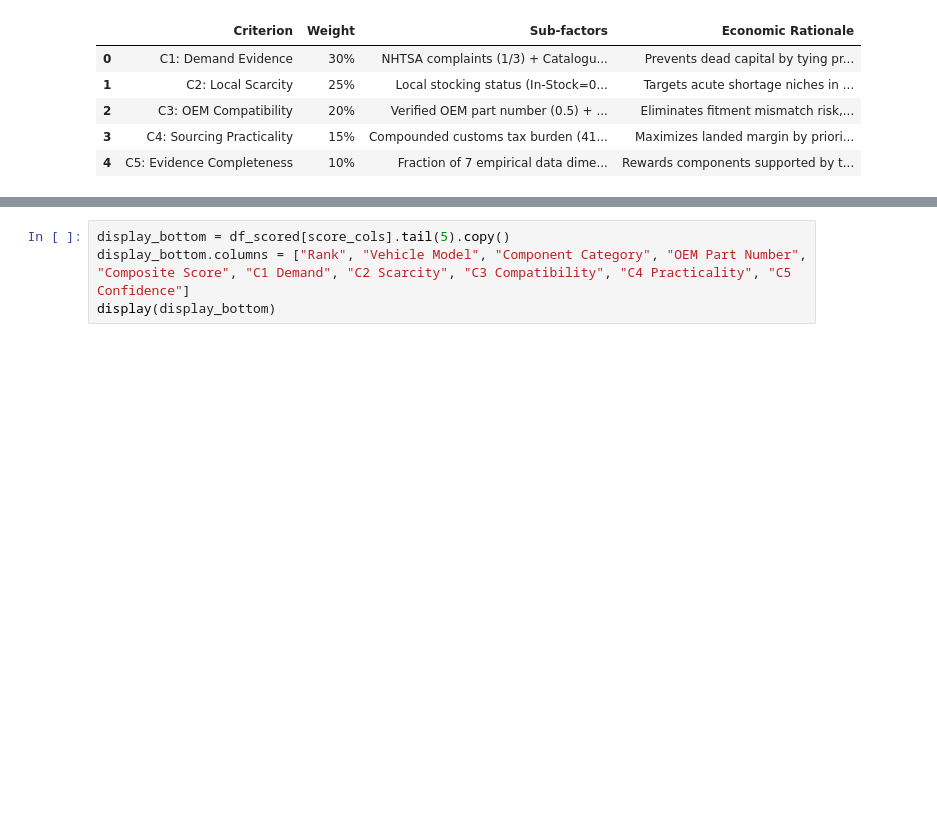
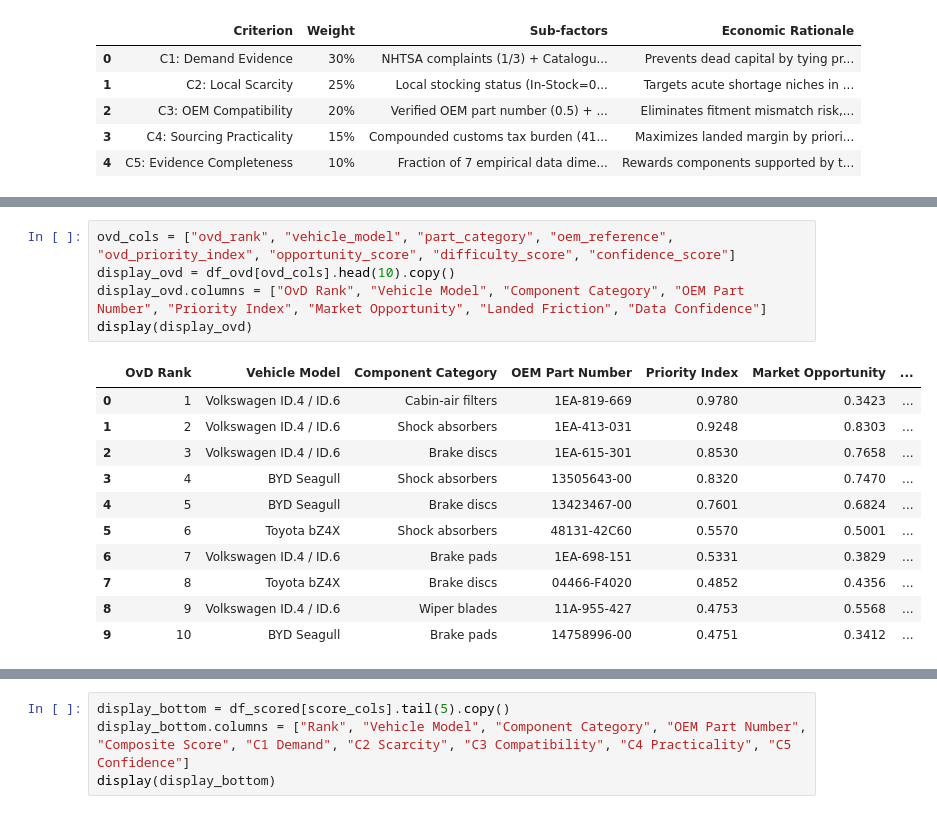
Before and after one commit to EstarCode/ev-spare-parts-prioritization, a Jupyter notebook: notebooks/Abraham_Amogne_EV_Spare_Parts_Prioritization.ipynb, the cells around one changed output, grey strips where cells are left out. Saved outputs shown, nothing was run; the diff lists cells and outputs as text; blank space fills up the shorter version.

```diff
--- a/notebooks/Abraham_Amogne_EV_Spare_Parts_Prioritization.ipynb
+++ b/notebooks/Abraham_Amogne_EV_Spare_Parts_Prioritization.ipynb
@@ -1068,0 +1083,17 @@ display(display_scored)
+# %%
+ovd_cols = ["ovd_rank", "vehicle_model", "part_category", "oem_reference", "ovd_priority_index", "opportunity_score", "difficulty_score", "confidence_score"]
+display_ovd = df_ovd[ovd_cols].head(10).copy()
+display_ovd.columns = ["OvD Rank", "Vehicle Model", "Component Category", "OEM Part Number", "Priority Index", "Market Opportunity", "Landed Friction", "Data Confidence"]
+display(display_ovd)
+# %% [output]
+|  | OvD Rank | Vehicle Model | Component Category | OEM Part Number | Priority Index | Market Opportunity | ... |
+| 0 | 1 | Volkswagen ID.4 / ID.6 | Cabin-air filters | 1EA-819-669 | 0.9780 | 0.3423 | ... |
+| 1 | 2 | Volkswagen ID.4 / ID.6 | Shock absorbers | 1EA-413-031 | 0.9248 | 0.8303 | ... |
+| 2 | 3 | Volkswagen ID.4 / ID.6 | Brake discs | 1EA-615-301 | 0.8530 | 0.7658 | ... |
+| 3 | 4 | BYD Seagull | Shock absorbers | 13505643-00 | 0.8320 | 0.7470 | ... |
+| 4 | 5 | BYD Seagull | Brake discs | 13423467-00 | 0.7601 | 0.6824 | ... |
+| 5 | 6 | Toyota bZ4X | Shock absorbers | 48131-42C60 | 0.5570 | 0.5001 | ... |
+| 6 | 7 | Volkswagen ID.4 / ID.6 | Brake pads | 1EA-698-151 | 0.5331 | 0.3829 | ... |
+| 7 | 8 | Toyota bZ4X | Brake discs | 04466-F4020 | 0.4852 | 0.4356 | ... |
+| 8 | 9 | Volkswagen ID.4 / ID.6 | Wiper blades | 11A-955-427 | 0.4753 | 0.5568 | ... |
+| 9 | 10 | BYD Seagull | Brake pads | 14758996-00 | 0.4751 | 0.3412 | ... |
```
Also changed, not shown: parts of 15 cells of this notebook, 4 other files.
